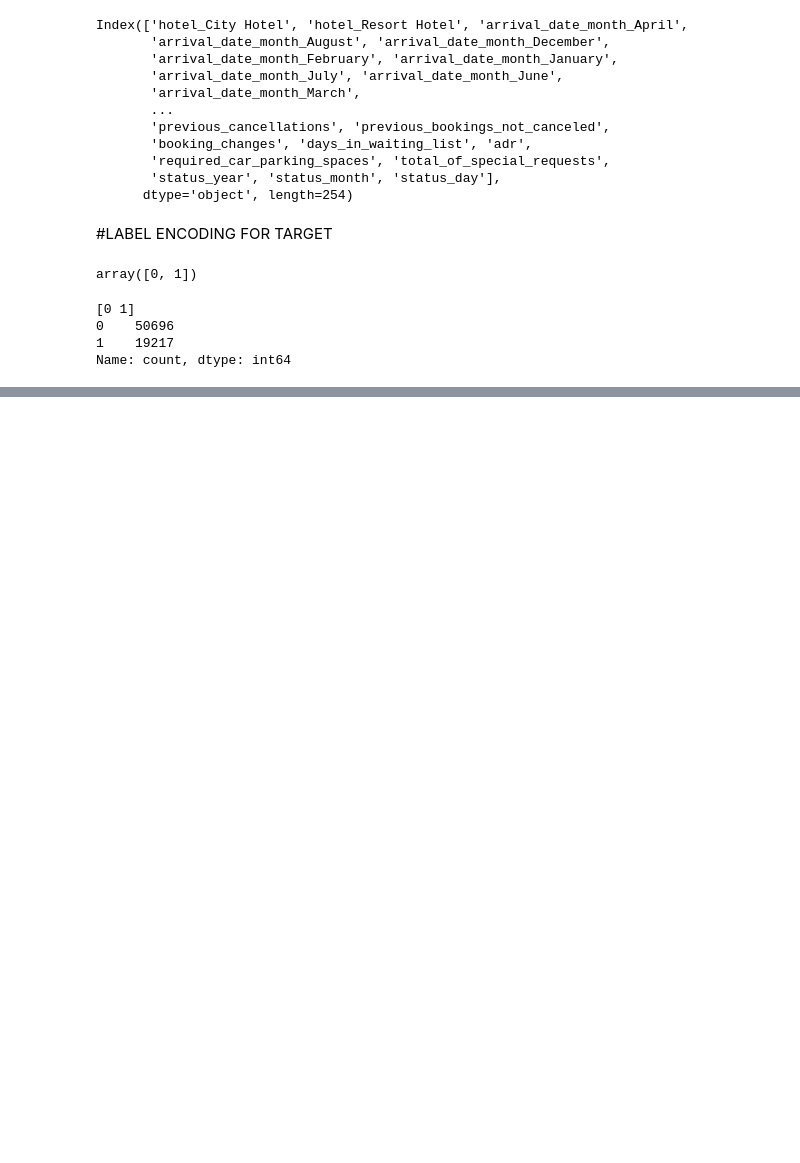
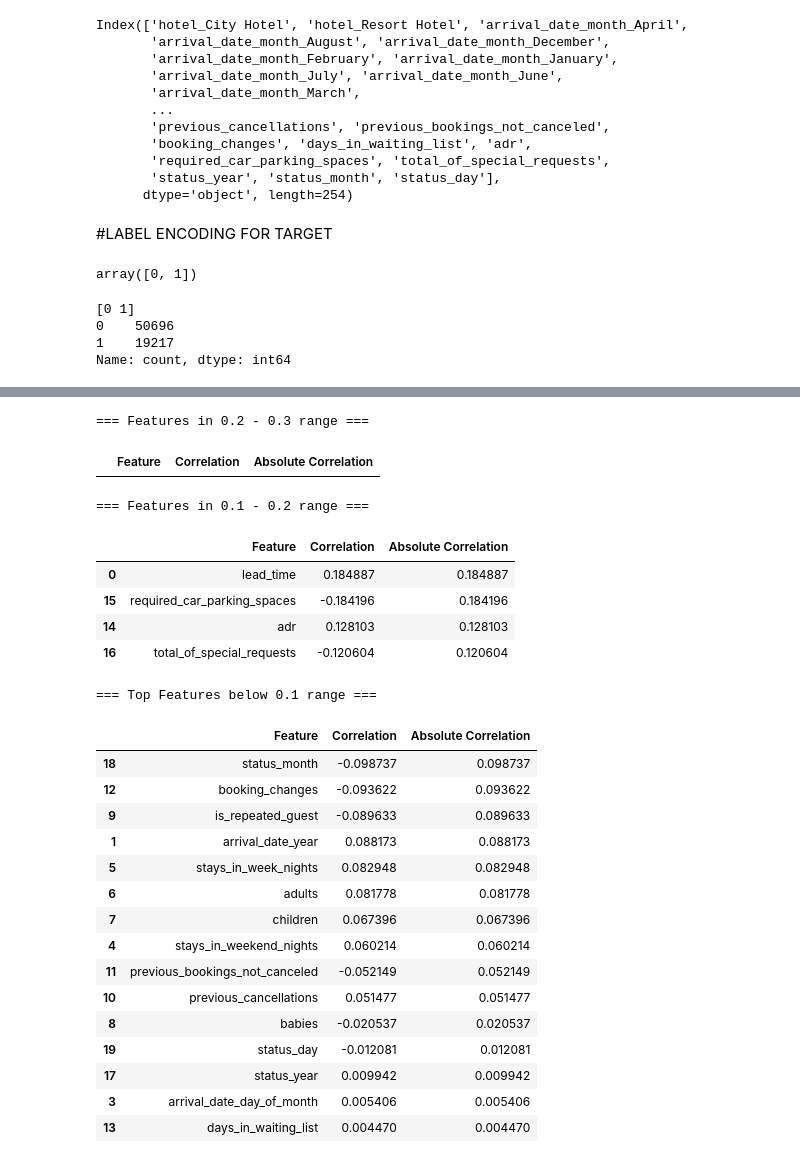
Before and after one commit to Arya-rb/hotel-bookings-eda-and-preprocessing, a Jupyter notebook: Hotel_booking_section1.ipynb, the cells around one changed output, grey strips where cells are left out. Drawn from its saved outputs; the diff is of its cells as text; code cells hidden in the pictures; blank space fills up the shorter version.

```diff
--- a/Hotel_booking_section1.ipynb
+++ b/Hotel_booking_section1.ipynb
@@ -707,0 +840,39 @@ Name: count, dtype: int64
+# %%
+# Filter and display features based on correlation ranges
+print("=== Features in 0.2 - 0.3 range ===")
+range_2_3 = corr_results[(corr_results['Absolute Correlation'] >= 0.2) & (corr_results['Absolute Correlation'] < 0.3)]
+display(range_2_3)
+
+print("\n=== Features in 0.1 - 0.2 range ===")
+range_1_2 = corr_results[(corr_results['Absolute Correlation'] >= 0.1) & (corr_results['Absolute Correlation'] < 0.2)]
+display(range_1_2.head(15)) # Showing top 15 in this range
+
+print("\n=== Top Features below 0.1 range ===")
+range_below_1 = corr_results[corr_results['Absolute Correlation'] < 0.1]
+display(range_below_1.head(15)) # Showing top 15 in this range
+# %% [output]
+=== Features in 0.2 - 0.3 range ===
+|  | Feature | Correlation | Absolute Correlation |
+=== Features in 0.1 - 0.2 range ===
+|  | Feature | Correlation | Absolute Correlation |
+| 0 | lead_time | 0.184887 | 0.184887 |
+| 15 | required_car_parking_spaces | -0.184196 | 0.184196 |
+| 14 | adr | 0.128103 | 0.128103 |
+| 16 | total_of_special_requests | -0.120604 | 0.120604 |
+=== Top Features below 0.1 range ===
+|  | Feature | Correlation | Absolute Correlation |
+| 18 | status_month | -0.098737 | 0.098737 |
+| 12 | booking_changes | -0.093622 | 0.093622 |
+| 9 | is_repeated_guest | -0.089633 | 0.089633 |
+| 1 | arrival_date_year | 0.088173 | 0.088173 |
+| 5 | stays_in_week_nights | 0.082948 | 0.082948 |
+| 6 | adults | 0.081778 | 0.081778 |
+| 7 | children | 0.067396 | 0.067396 |
+| 4 | stays_in_weekend_nights | 0.060214 | 0.060214 |
+| 11 | previous_bookings_not_canceled | -0.052149 | 0.052149 |
+| 10 | previous_cancellations | 0.051477 | 0.051477 |
+| 8 | babies | -0.020537 | 0.020537 |
+| 19 | status_day | -0.012081 | 0.012081 |
+| 17 | status_year | 0.009942 | 0.009942 |
+| 3 | arrival_date_day_of_month | 0.005406 | 0.005406 |
+| 13 | days_in_waiting_list | 0.004470 | 0.004470 |
```
Also changed, not shown: parts of 15 cells of this notebook.
